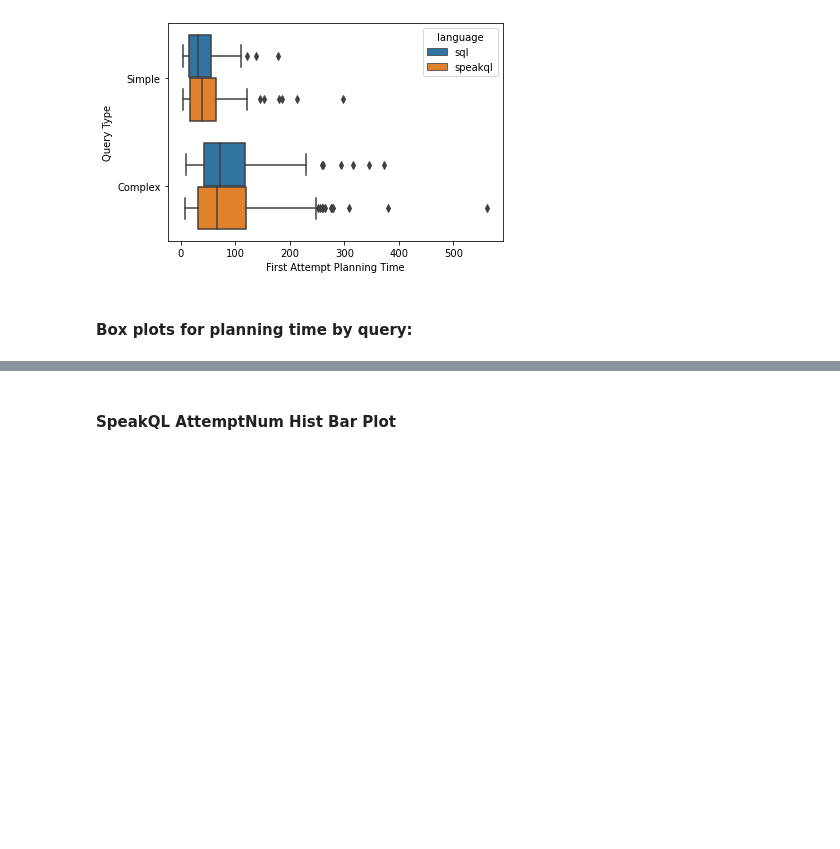
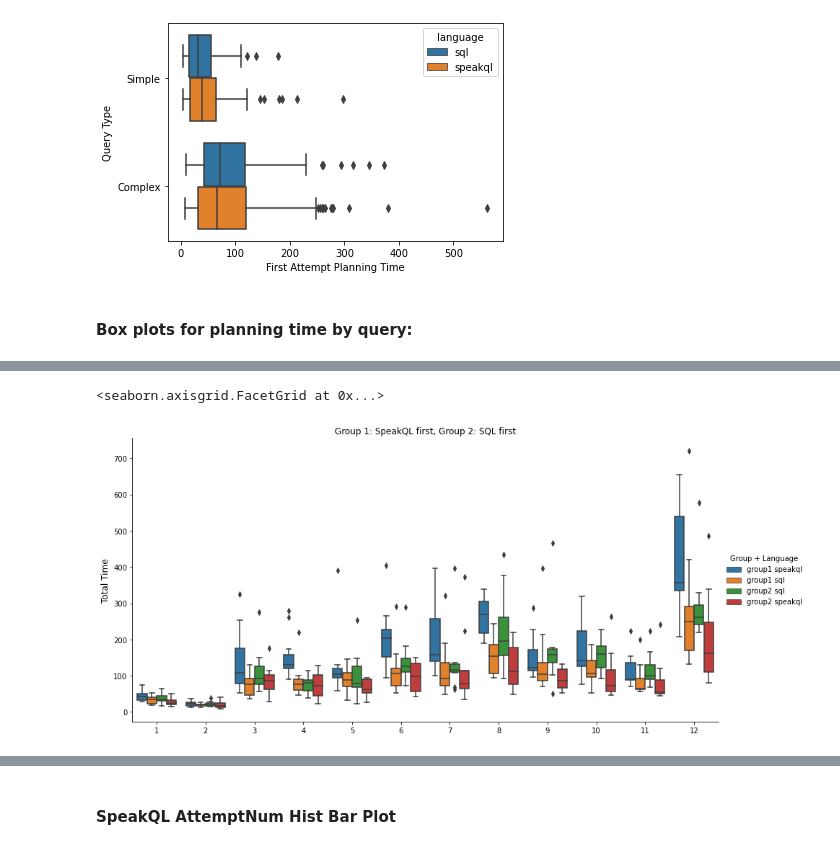
Before and after one commit to KyleLuoma/speakql-user-study-analysis, a Jupyter notebook: Sample Distribution and Tests.ipynb, the cells around one changed output, grey strips where cells are left out. Cells and saved outputs as stored; diff of their text form; code cells hidden in the pictures; blank space fills up the shorter version.

```diff
--- a/Sample Distribution and Tests.ipynb
+++ b/Sample Distribution and Tests.ipynb
@@ -221,0 +238,25 @@ g.savefig('./query-planning-time-boxplot.pdf', dpi=300)
+# %%
+df_temp = df.rename(columns={
+    'tot_tt': 'Total Time',
+    'relative_step': 'Query'
+})
+df_temp['Total Time'] = df_temp['Total Time'].astype(int)
+df_temp['Query'] = df_temp.apply(lambda row: str(int(row.Query)), axis=1)
+df_temp['Group + Language'] = df_temp.apply(lambda row: row.groupnum + " " + row.language, axis = 1)
+
+g = sns.catplot(
+    kind='box',data = df_temp.sort_values(by=['groupnum', 'step']),
+    x = 'Query',
+    y = 'Total Time',
+    hue = 'Group + Language',
+    orient = 'v',
+    aspect = 2,
+    height = 6,
+    legend = True
+)
+
+g.set_axis_labels("", "Total Time", fontsize='large')
+g.set(title = "Group 1: SpeakQL first, Group 2: SQL first")
+# %% [output]
+<seaborn.axisgrid.FacetGrid at 0x...>
+[figure, added]
```
Also changed, not shown: parts of 24 cells of this notebook, 22 other files.
